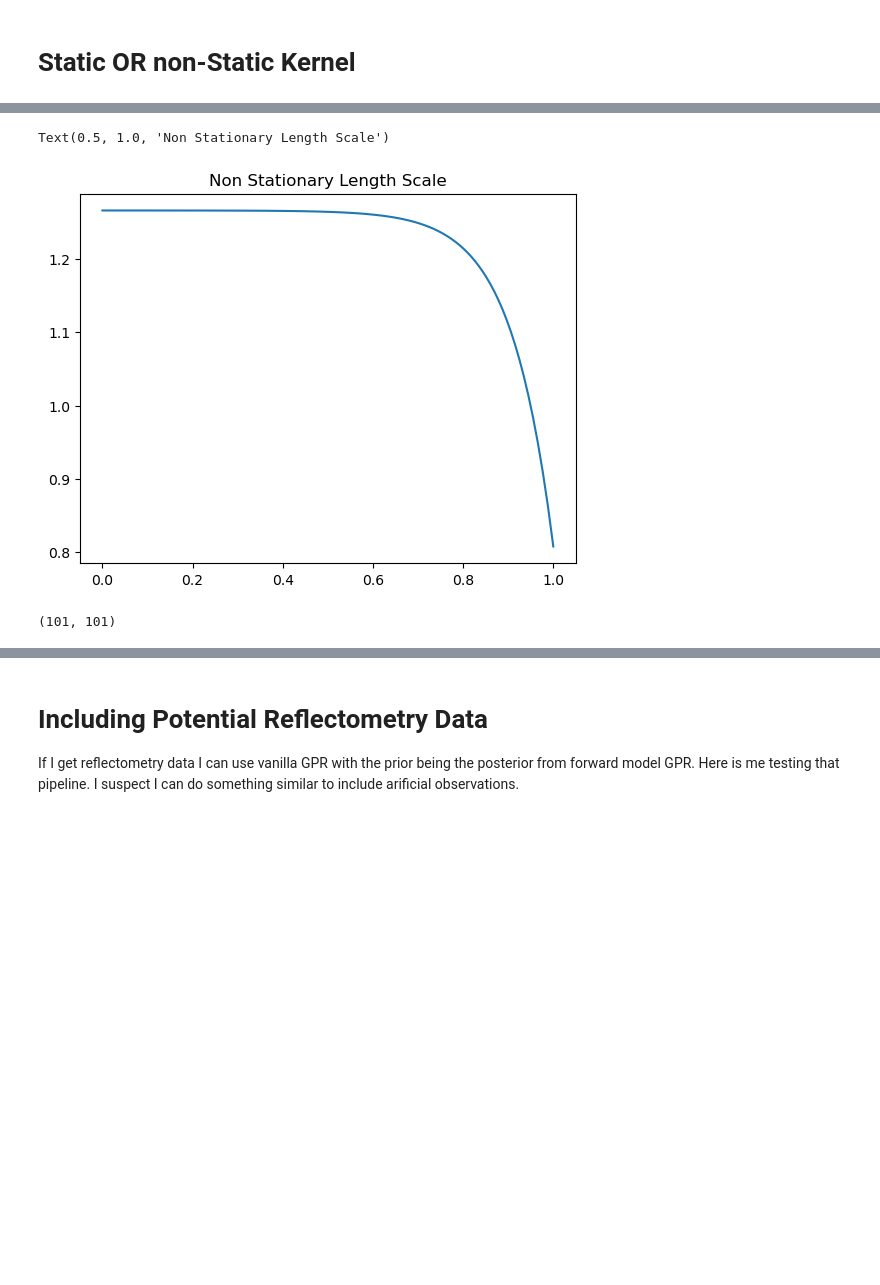
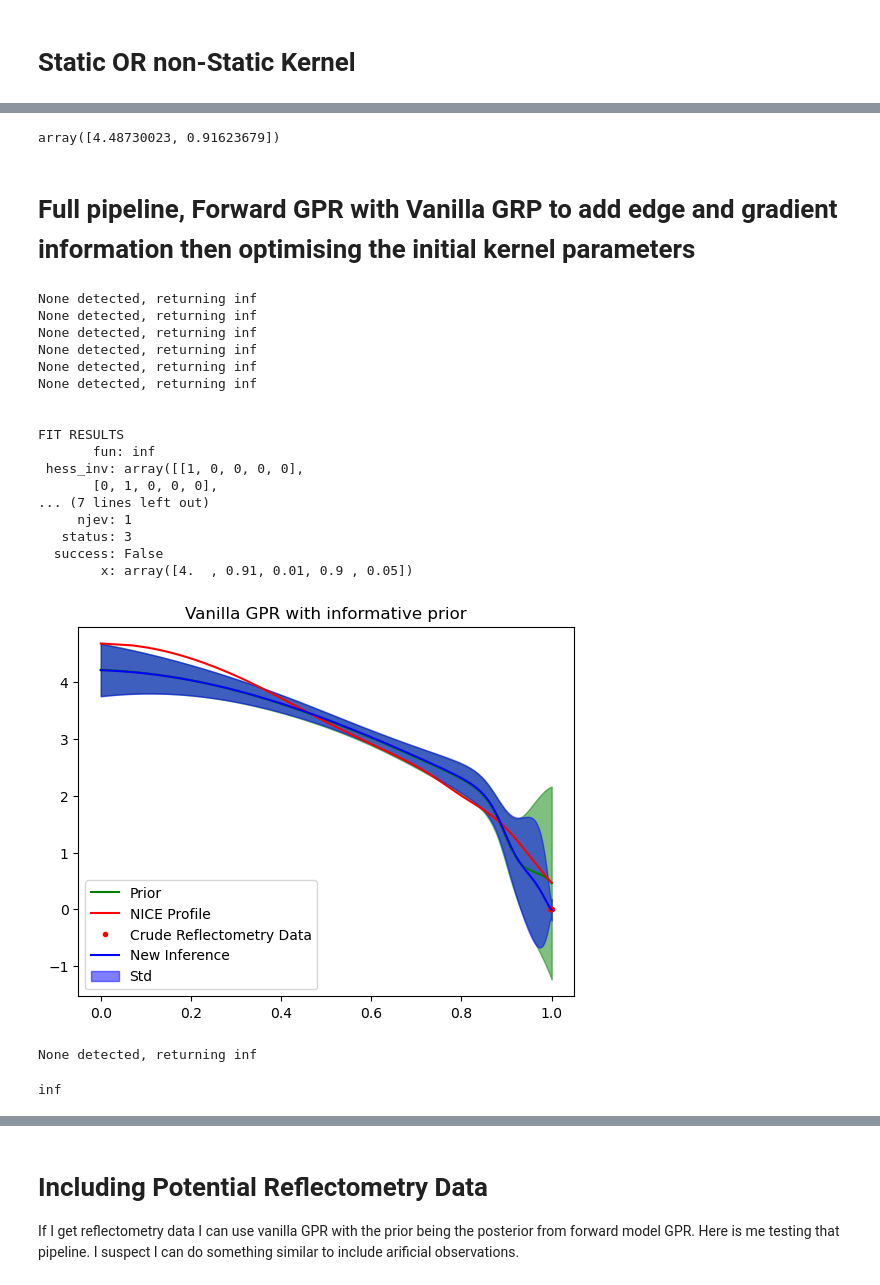
Before and after one commit to DanHarJor/Improving-Electron-Density-Profile-Inference-within-a-Tokamak-using-Bayesian-Techniques, a Jupyter notebook: RealEquillibriumInterferometry/SyntheticDataInterferometry.ipynb, the cells around one changed output, grey strips where cells are left out. Cells and saved outputs as stored; diff of their text form; code cells hidden in the pictures; blank space fills up the shorter version.

Commit message:
I have created a pipeline to include all information in the marginal likelyhood. The results look good even if the minimisation is failing. Try optuna in combination with pytorch gradient descent

```diff
--- a/RealEquillibriumInterferometry/SyntheticDataInterferometry.ipynb
+++ b/RealEquillibriumInterferometry/SyntheticDataInterferometry.ipynb
@@ -100,7 +100,6 @@ plt.tight_layout()
 # Setting Data
 # %%
 rho_1d = dens_prof.rho_tor_norm_1d
-N = len(rho_1d)
 
 # Ground Trueth. Assuming a profile is true what is the exact LID for each channel?
 # lid_d = lid_true
@@ -310,12 +308,7 @@ The Determinent of cov_post3 is: 2e-323
-# %%
-def HyperTan_l(rho, params):
-            core_l, edge_l, transition_center, transition_width = params[1:]
-            return ((core_l + edge_l)/2) - (((core_l - edge_l)/2) * np.tanh((rho - transition_center)/transition_width))
-plt.plot(rho_1d,HyperTan_l(rho_1d, best_params))
-plt.title('Non Stationary Length Scale')
-# %% [output]
-Text(0.5, 1.0, 'Non Stationary Length Scale')
-[figure, removed]
+# %%
+interf.best_params
+# %% [output]
+array([4.48730023, 0.91623679])
 # %%
 import optuna
 
@@ -329,7 +322,57 @@ study = optuna.create_study(direction='minimize')
 study.optimize(objective, n_trials=500)
 
 study.best_params
-# %%
-np.shape(post_cov)
-# %% [output]
-(101, 101)
+# %% [markdown]
+# Full pipeline, Forward GPR with Vanilla GRP to add edge and gradient information then optimising the initial kernel parameters
+# %%
+
+def FullPipeMargeLi(params, plot=False):
+    N=1000
+    rho_test=np.linspace(0,1,N)
+    prior_mu=np.zeros(N)
+    interf = ForwardGPR(rho_test=rho_test, lid_d=lid_d, lid_error=np.repeat(EXP_ER,M), Kernel=Kernel,
+                        initial_params=params, prior_mu=prior_mu)
+    interf.Infer(interf.initial_params)
+    marge_li_interf = interf.best_marge_li
+    prior_cov = interf.post_cov
+    prior_mu = interf.post_mu
+    add_artif_obvs = InformativeGradientVanillaGPR(x_test=rho_test, xd=np.array([1,0.999,0.998,0.997]), yd=np.array([0,0,0,0]),
+                    yd_noise=np.array([0.1,0.1,0.1,0.1]), prior_mu=prior_mu, prior_cov=prior_cov,
+                    xd_prime=np.array([0,0.001,0.002,0.003]), yd_prime=np.array([0,0,0,0]), yd_prime_noise=np.array([0.1,0.1,0.1,0.1]))
+
+    add_artif_obvs.Infer()
+    if plot: add_artif_obvs.PlotInference()
+    marge_li_artif_obvs = add_artif_obvs.marge_li
+    if marge_li_interf == None or marge_li_artif_obvs == None:
+        print("None detected, returning inf")
+        return float('inf')
+    marge_li_combi = marge_li_interf + marge_li_artif_obvs
+    return marge_li_combi
+
+# results = basinhopping(FullPipeMargeLi, x0=initial_params, niter=100)
+results = minimize(FullPipeMargeLi, x0=initial_params)
+print("\n\nFIT RESULTS\n",results)
+best_params = results.x
+
+FullPipeMargeLi(best_params, plot=True)
+# %% [output]
+None detected, returning inf
+None detected, returning inf
+None detected, returning inf
+None detected, returning inf
+None detected, returning inf
+None detected, returning inf
+
+
+FIT RESULTS
+       fun: inf
+ hess_inv: array([[1, 0, 0, 0, 0],
+       [0, 1, 0, 0, 0],
+... (7 lines left out)
+     njev: 1
+   status: 3
+  success: False
+        x: array([4.  , 0.91, 0.01, 0.9 , 0.05])
+[figure, added]
+None detected, returning inf
+inf
```
Also changed, not shown: parts of 18 cells of this notebook.
